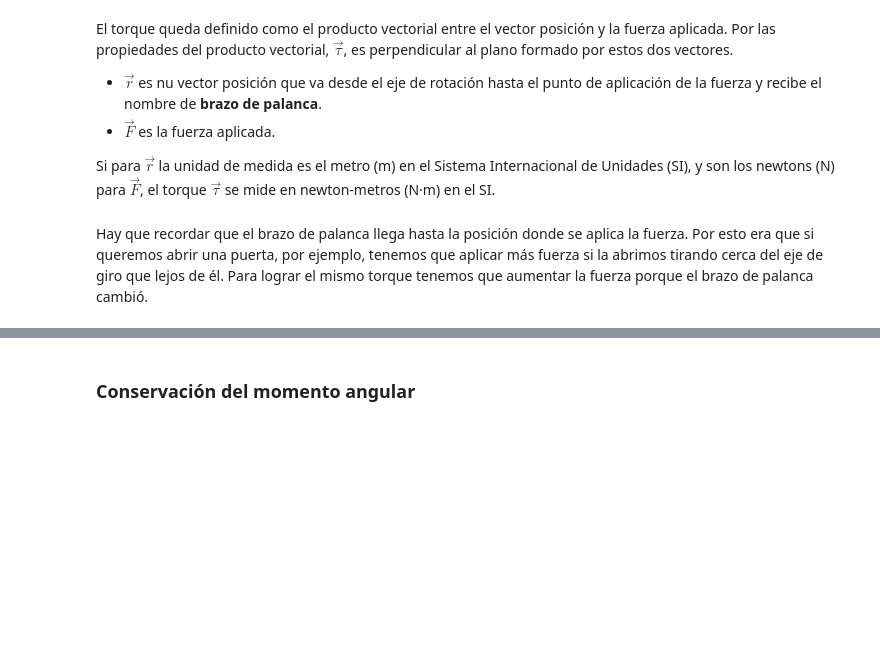
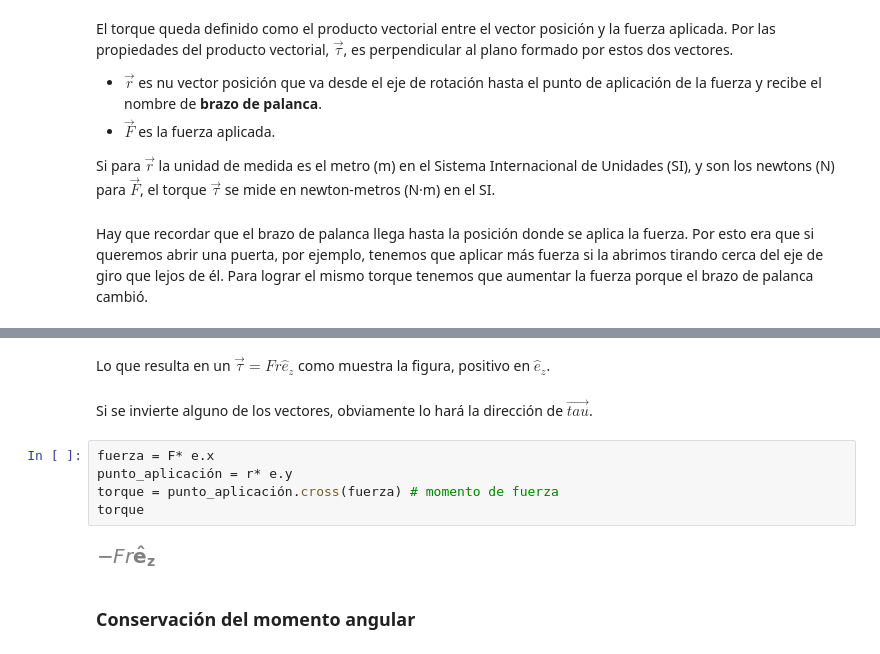
Before and after one commit to unlam/MecanicaAnaliticaComputacional, a Jupyter notebook: 08TensorInercia/momentoAngularTorque.ipynb, the cells around one changed output, grey strips where cells are left out. Cells and saved outputs as stored; diff of their text form; blank space fills up the shorter version.

```diff
--- a/08TensorInercia/momentoAngularTorque.ipynb
+++ b/08TensorInercia/momentoAngularTorque.ipynb
@@ -128,3 +151,14 @@ Hay que recordar que el brazo de palanca llega hasta la posición donde se aplic
+# %% [markdown]
+Lo que resulta en un $\vec{\tau} = F r \hat{e}_z$ como muestra la figura, positivo en $\hat{e}_z$.
+# %% [markdown]
+Si se invierte alguno de los vectores, obviamente lo hará la dirección de $\vec{tau}$.
+# %%
+fuerza = F* e.x
+punto_aplicación = r* e.y
+torque = punto_aplicación.cross(fuerza) # momento de fuerza
+torque
+# %% [output]
+[figure, added]
 # %% [markdown]
 ### Conservación del momento angular
 # %% [markdown]
```
Also changed, not shown: parts of 6 cells of this notebook.
